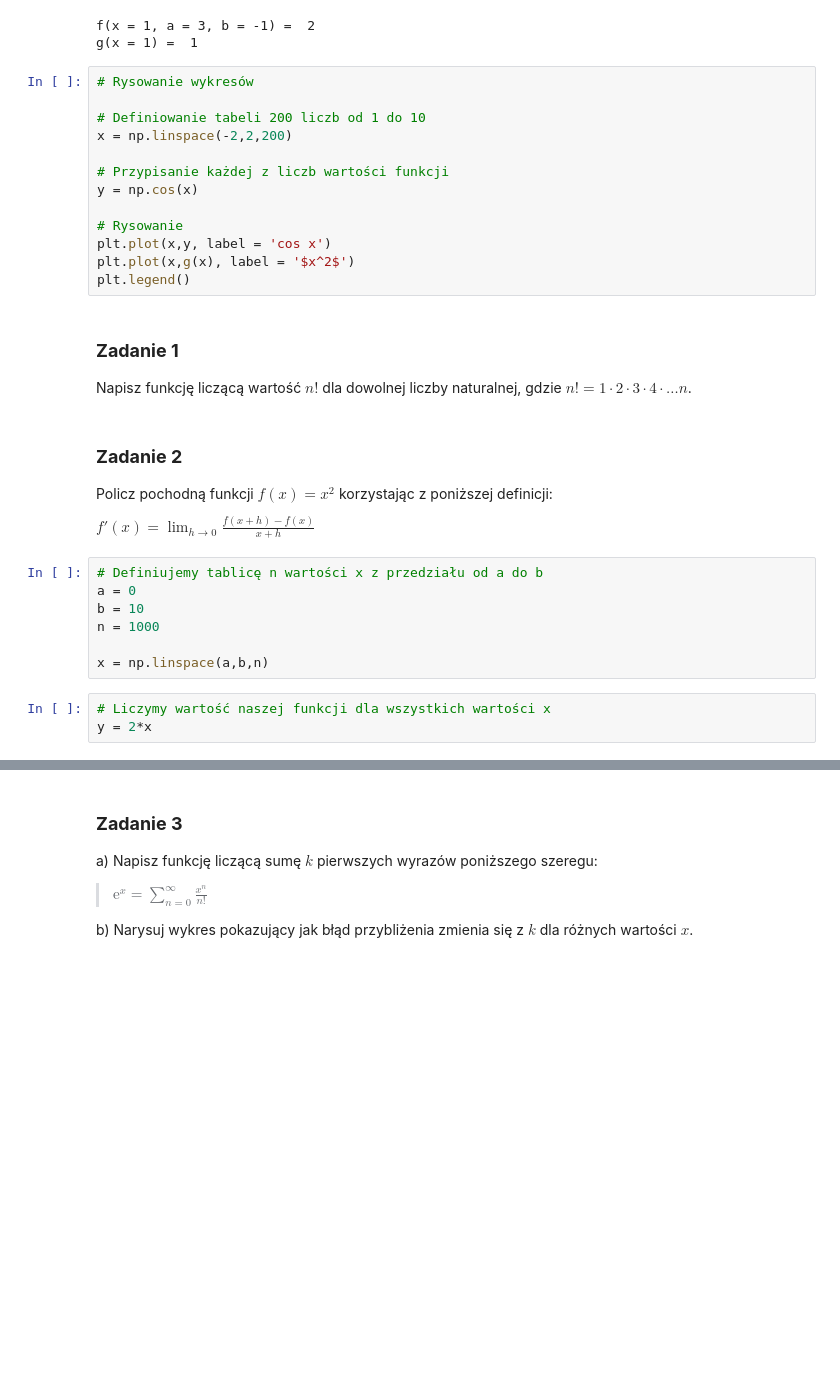
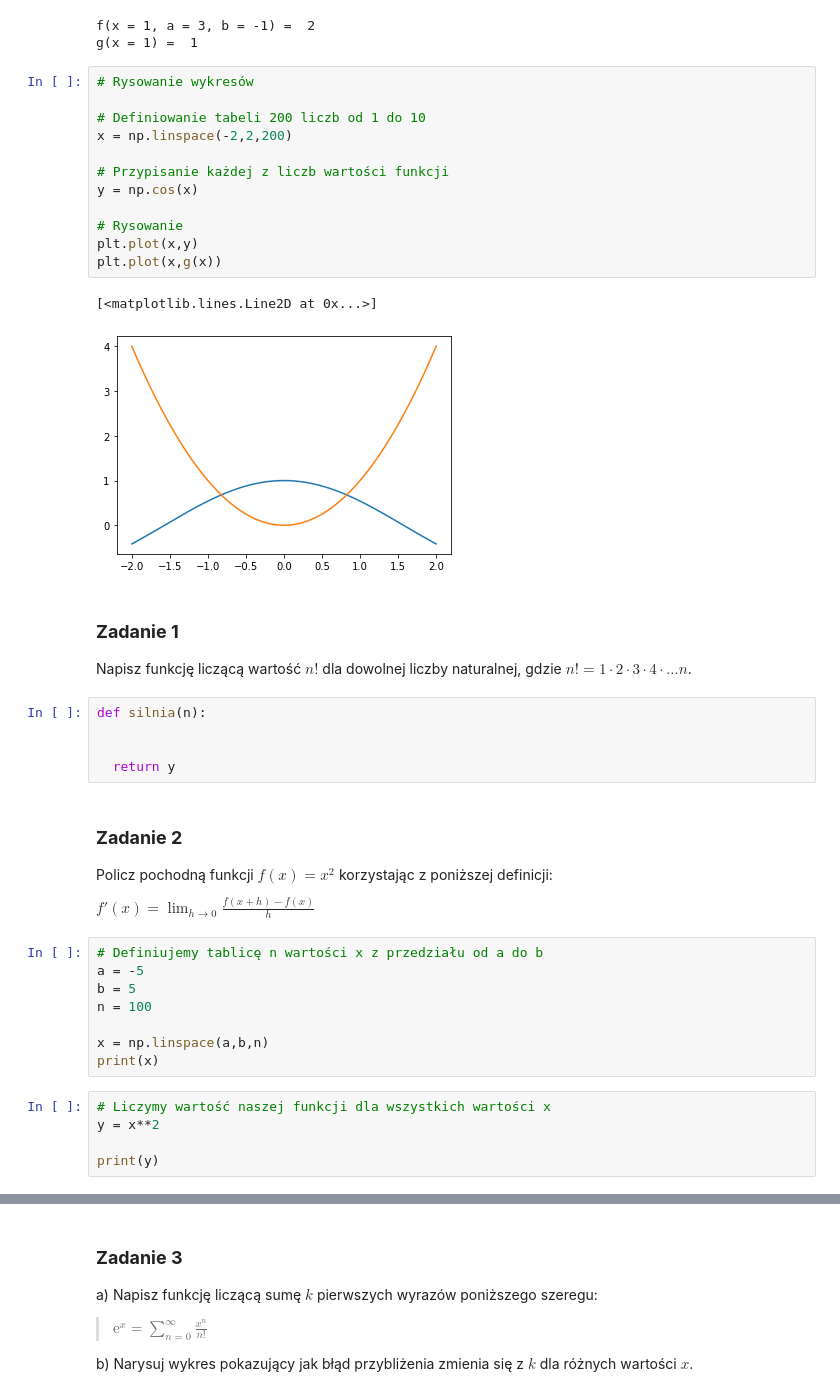
Before and after one commit to jakubpekalski/pjwstk-modele, a Jupyter notebook: Cw_1_rozwijanie_w_szereg.ipynb, the cells around one changed output, grey strips where cells are left out. Cells and saved outputs as stored; diff of their text form; blank space fills up the shorter version.

```diff
--- a/Cw_1_rozwijanie_w_szereg.ipynb
+++ b/Cw_1_rozwijanie_w_szereg.ipynb
@@ -56,35 +64,45 @@ g(x = 1) =  1
 # %%
 # Rysowanie wykresów
 
 # Definiowanie tabeli 200 liczb od 1 do 10
 x = np.linspace(-2,2,200)
 
 # Przypisanie każdej z liczb wartości funkcji
 y = np.cos(x)
 
 # Rysowanie
-plt.plot(x,y, label = 'cos x')
-plt.plot(x,g(x), label = '$x^2$')
-plt.legend()
+plt.plot(x,y)
+plt.plot(x,g(x))
+# %% [output]
+[<matplotlib.lines.Line2D at 0x...>]
+[figure, added]
 # %% [markdown]
 ### **Zadanie 1**
 
 Napisz funkcję liczącą wartość $n!$ dla dowolnej liczby naturalnej, gdzie $n! = 1\cdot2\cdot3\cdot4\cdot \dots n$.
+# %%
+def silnia(n):
+
+
+  return y
 # %% [markdown]
 ### **Zadanie 2**
 
 Policz pochodną funkcji $f(x) = x^2$ korzystając z poniższej definicji:
 
-$f'(x) = \lim_{h \to 0} \frac{f(x+h)-f(x)}{x+h}$
+$f'(x) = \lim_{h \to 0} \frac{f(x+h)-f(x)}{h}$
 # %%
 # Definiujemy tablicę n wartości x z przedziału od a do b
-a = 0
-b = 10
-n = 1000
+a = -5
+b = 5
+n = 100
 
 x = np.linspace(a,b,n)
+print(x)
 # %%
 # Liczymy wartość naszej funkcji dla wszystkich wartości x
-y = 2*x
+y = x**2
+
+print(y)
 # %%
 # W tym okienku policz pochodną f(x):
```
Also changed, not shown: parts of 6 cells of this notebook.
